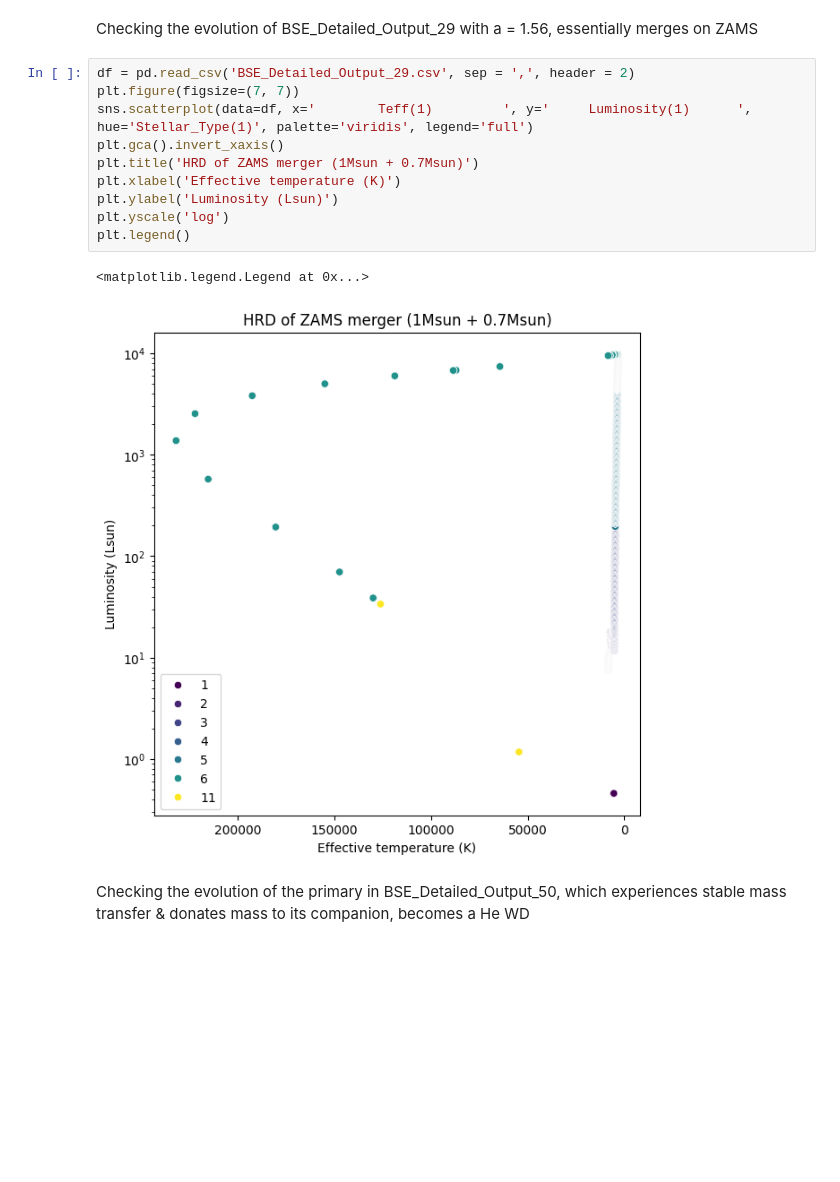
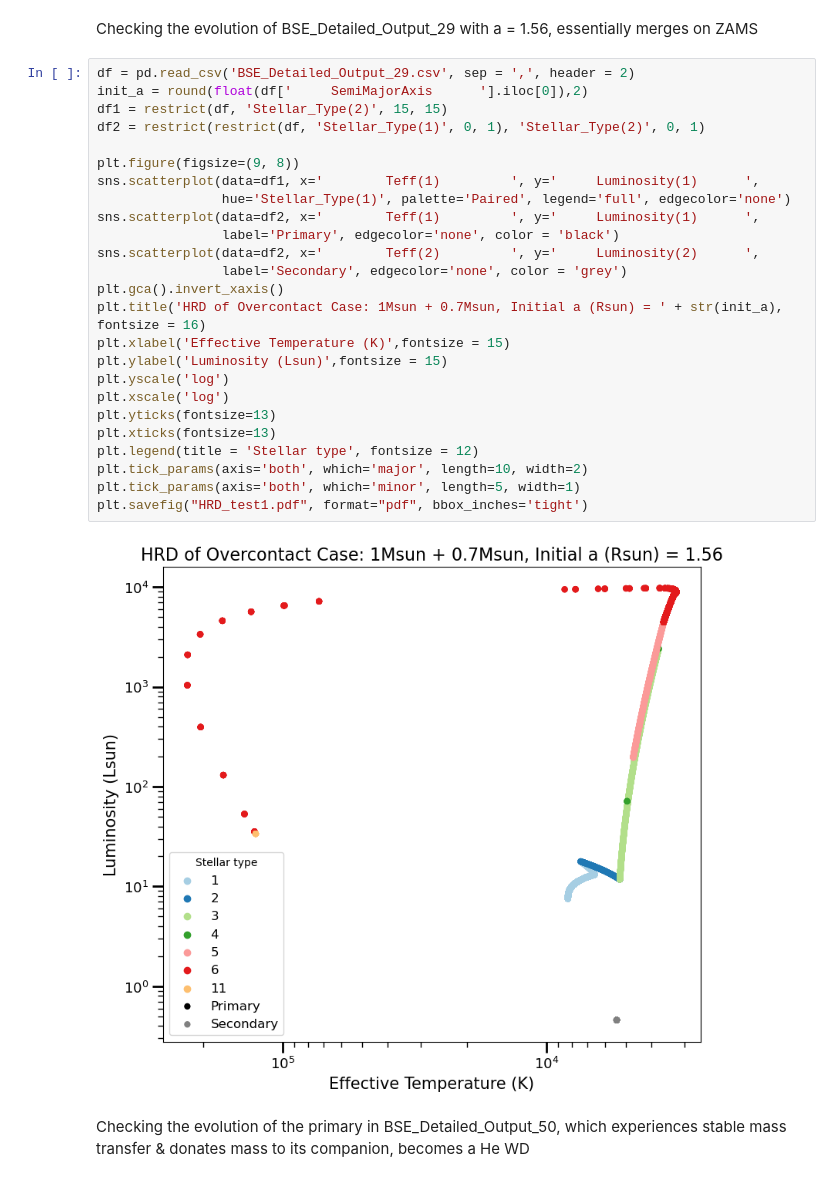
Before and after one commit to mkim0029/COMPAS, a Jupyter notebook: src/Z_0.008/Detailed_Output/read.ipynb, the cells around one changed output. Saved outputs shown, nothing was run; the diff lists cells and outputs as text; blank space fills up the shorter version.

Commit message:
plots for the thesis

```diff
--- a/src/Z_0.008/Detailed_Output/read.ipynb
+++ b/src/Z_0.008/Detailed_Output/read.ipynb
@@ -12,18 +12,32 @@ def restrict(df, col, lower_limit, upper_limit):
     return df[mask]
 # %% [markdown]
 Checking the evolution of BSE_Detailed_Output_29 with a = 1.56, essentially merges on ZAMS
-# %%
-df = pd.read_csv('BSE_Detailed_Output_29.csv', sep = ',', header = 2)
-plt.figure(figsize=(7, 7))
-sns.scatterplot(data=df, x='        Teff(1)         ', y='     Luminosity(1)      ', hue='Stellar_Type(1)', palette='viridis', legend='full')
-plt.gca().invert_xaxis()
-plt.title('HRD of ZAMS merger (1Msun + 0.7Msun)')
-plt.xlabel('Effective temperature (K)')
-plt.ylabel('Luminosity (Lsun)')
-plt.yscale('log')
-plt.legend()
-# %% [output]
-<matplotlib.legend.Legend at 0x...>
-[figure, removed]
+# %%
+df = pd.read_csv('BSE_Detailed_Output_29.csv', sep = ',', header = 2)
+init_a = round(float(df['     SemiMajorAxis      '].iloc[0]),2)
+df1 = restrict(df, 'Stellar_Type(2)', 15, 15)
+df2 = restrict(restrict(df, 'Stellar_Type(1)', 0, 1), 'Stellar_Type(2)', 0, 1)
+
+plt.figure(figsize=(9, 8))
+sns.scatterplot(data=df1, x='        Teff(1)         ', y='     Luminosity(1)      ',
+                hue='Stellar_Type(1)', palette='Paired', legend='full', edgecolor='none')
+sns.scatterplot(data=df2, x='        Teff(1)         ', y='     Luminosity(1)      ',
+                label='Primary', edgecolor='none', color = 'black')
+sns.scatterplot(data=df2, x='        Teff(2)         ', y='     Luminosity(2)      ',
+                label='Secondary', edgecolor='none', color = 'grey')
+plt.gca().invert_xaxis()
+plt.title('HRD of Overcontact Case: 1Msun + 0.7Msun, Initial a (Rsun) = ' + str(init_a), fontsize = 16)
+plt.xlabel('Effective Temperature (K)',fontsize = 15)
+plt.ylabel('Luminosity (Lsun)',fontsize = 15)
+plt.yscale('log')
+plt.xscale('log')
+plt.yticks(fontsize=13)
+plt.xticks(fontsize=13)
+plt.legend(title = 'Stellar type', fontsize = 12)
+plt.tick_params(axis='both', which='major', length=10, width=2)
+plt.tick_params(axis='both', which='minor', length=5, width=1)
+plt.savefig("HRD_test1.pdf", format="pdf", bbox_inches='tight')
+# %% [output]
+[figure, added]
 # %% [markdown]
 Checking the evolution of the primary in BSE_Detailed_Output_50, which experiences stable mass transfer & donates mass to its companion, becomes a He WD
```
Also changed, not shown: parts of 4 cells of this notebook.
